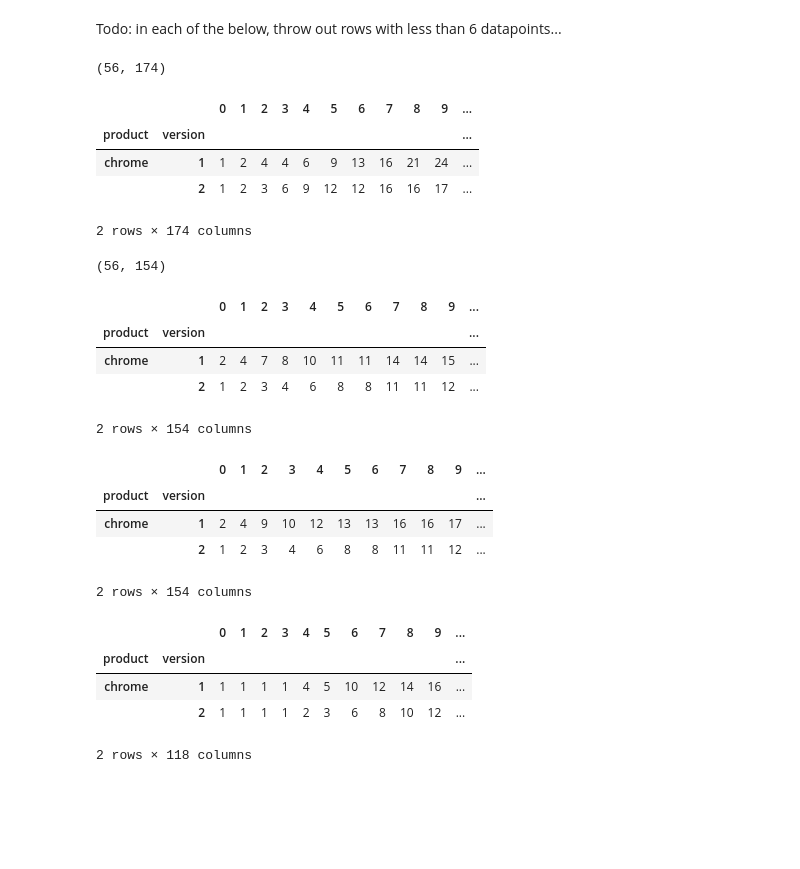
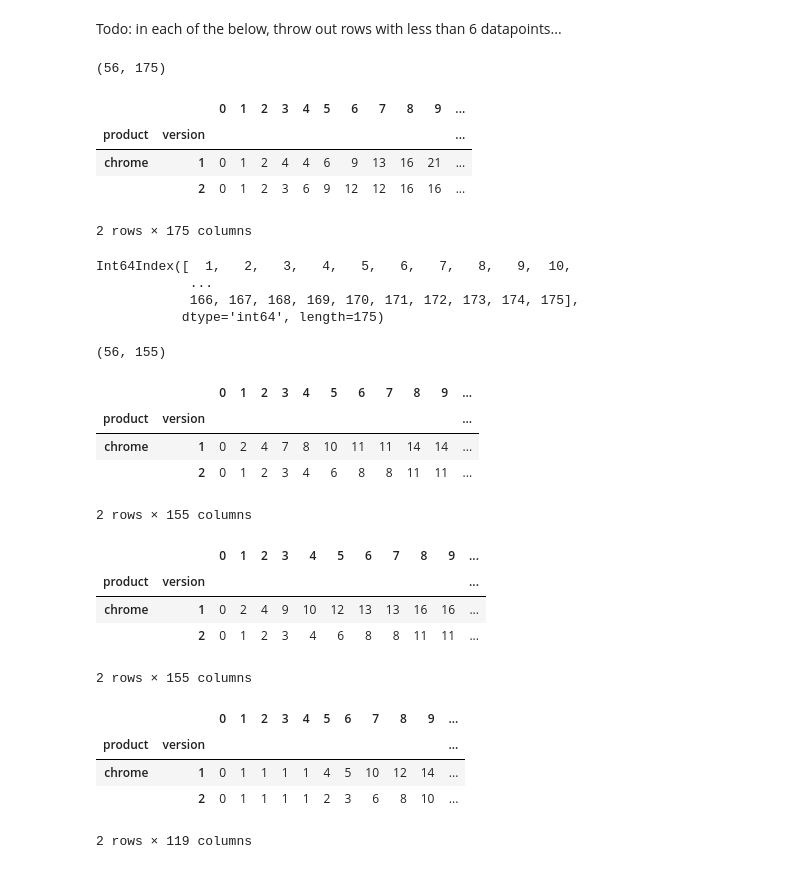
Before and after one commit to JamesPHoughton/circlesquare, a Jupyter notebook: Format Massacci Nguyen Data as Observed Samples.ipynb, the cells around one changed output. Saved outputs shown, nothing was run; the diff lists cells and outputs as text; code cells hidden in the pictures; blank space fills up the shorter version.

```diff
--- a/Format Massacci Nguyen Data as Observed Samples.ipynb
+++ b/Format Massacci Nguyen Data as Observed Samples.ipynb
@@ -111,59 +112,74 @@ Todo: in each of the below, throw out rows with less than 6 datapoints...
 # %%
 # corresponds to the NVD data set (to the best of my understanding)
 NVD = vulns[['cveDate','cve','product','version']].drop_duplicates()
 NVD.set_index(['product', 'version'], inplace=True)
 NVD_counts = NVD.groupby(level=[0,1]).apply(lambda x: x.set_index('cveDate').resample('M', how='count').reset_index())
 NVD_cumulative = NVD_counts['cve'].unstack().T.cumsum().T
+NVD_cumulative.columns = NVD_cumulative.columns + 1
+NVD_cumulative.insert(0, 0, 0, allow_duplicates=False)
 print NVD_cumulative.shape
 NVD_cumulative.head(2)
 # %% [output]
-(56, 174)
+(56, 175)
 |  |  | 0 | 1 | 2 | 3 | 4 | 5 | 6 | 7 | 8 | 9 | ... |
 | product | version |  |  |  |  |  |  |  |  |  |  | ... |
-| chrome | 1 | 1 | 2 | 4 | 4 | 6 | 9 | 13 | 16 | 21 | 24 | ... |
-|  | 2 | 1 | 2 | 3 | 6 | 9 | 12 | 12 | 16 | 16 | 17 | ... |
+| chrome | 1 | 0 | 1 | 2 | 4 | 4 | 6 | 9 | 13 | 16 | 21 | ... |
+|  | 2 | 0 | 1 | 2 | 3 | 6 | 9 | 12 | 12 | 16 | 16 | ... |
-2 rows × 174 columns
+2 rows × 175 columns
+# %%
+NVD_cumulative.columns + 1
+# %% [output]
+Int64Index([  1,   2,   3,   4,   5,   6,   7,   8,   9,  10,
+            ...
+            166, 167, 168, 169, 170, 171, 172, 173, 174, 175],
+           dtype='int64', length=175)
 # %%
 # corresponds to the union of the NVD.bug and NVD.advice datasets
 NVD_Bug = vulns.dropna(subset=['bugname'])[['cveDate','cve','product','version']].drop_duplicates()
 NVD_Bug.set_index(['product', 'version'], inplace=True)
 NVD_Bug_counts = NVD_Bug.groupby(level=[0,1]).apply(lambda x: x.set_index('cveDate').resample('M', how='count').reset_index())
 NVD_Bug_cumulative = NVD_Bug_counts['cve'].unstack().T.cumsum().T
+NVD_Bug_cumulative.columns = NVD_Bug_cumulative.columns + 1
+NVD_Bug_cumulative.insert(0, 0, 0, allow_duplicates=False)
 print NVD_Bug_cumulative.shape
 NVD_Bug_cumulative.head(2)
 # %% [output]
-(56, 154)
+(56, 155)
 |  |  | 0 | 1 | 2 | 3 | 4 | 5 | 6 | 7 | 8 | 9 | ... |
 | product | version |  |  |  |  |  |  |  |  |  |  | ... |
-| chrome | 1 | 2 | 4 | 7 | 8 | 10 | 11 | 11 | 14 | 14 | 15 | ... |
-|  | 2 | 1 | 2 | 3 | 4 | 6 | 8 | 8 | 11 | 11 | 12 | ... |
+| chrome | 1 | 0 | 2 | 4 | 7 | 8 | 10 | 11 | 11 | 14 | 14 | ... |
+|  | 2 | 0 | 1 | 2 | 3 | 4 | 6 | 8 | 8 | 11 | 11 | ... |
-2 rows × 154 columns
+2 rows × 155 columns
 # %%
 # Corresponds to the NVD.Nbug dataset (to the best of my understanding)
 Bug = vulns.dropna(subset=['bugname'])[['cveDate','cve','product','version']]
 Bug.set_index(['product', 'version'], inplace=True)
 Bug_counts = Bug.groupby(level=[0,1]).apply(lambda x: x.set_index('cveDate').resample('M', how='count').reset_index())
 Bug_cumulative = Bug_counts['cve'].unstack().T.cumsum().T
+Bug_cumulative.columns = Bug_cumulative.columns + 1
+Bug_cumulative.insert(0, 0, 0, allow_duplicates=False)
 Bug_cumulative.head(2)
 # %% [output]
 |  |  | 0 | 1 | 2 | 3 | 4 | 5 | 6 | 7 | 8 | 9 | ... |
 | product | version |  |  |  |  |  |  |  |  |  |  | ... |
-| chrome | 1 | 2 | 4 | 9 | 10 | 12 | 13 | 13 | 16 | 16 | 17 | ... |
-|  | 2 | 1 | 2 | 3 | 4 | 6 | 8 | 8 | 11 | 11 | 12 | ... |
+| chrome | 1 | 0 | 2 | 4 | 9 | 10 | 12 | 13 | 13 | 16 | 16 | ... |
+|  | 2 | 0 | 1 | 2 | 3 | 4 | 6 | 8 | 8 | 11 | 11 | ... |
-2 rows × 154 columns
+2 rows × 155 columns
 # %%
 # Corresponds to the Advice.Nbug dataset (to the best of my understanding)
 Bug_date = vulns[['bugDate','cve','product','version']].dropna(subset=['bugDate'])
 Bug_date.set_index(['product', 'version'], inplace=True)
 Bug_date_counts = Bug_date.groupby(level=[0,1]).apply(lambda x: x.set_index('bugDate').resample('M', how='count').reset_index())
 Bug_date_cumulative = Bug_date_counts['cve'].unstack().T.cumsum().T
+Bug_date_cumulative.columns = Bug_date_cumulative.columns + 1
+Bug_date_cumulative.insert(0, 0, 0, allow_duplicates=False)
 Bug_date_cumulative.head(2)
 # %% [output]
 |  |  | 0 | 1 | 2 | 3 | 4 | 5 | 6 | 7 | 8 | 9 | ... |
 | product | version |  |  |  |  |  |  |  |  |  |  | ... |
-| chrome | 1 | 1 | 1 | 1 | 1 | 4 | 5 | 10 | 12 | 14 | 16 | ... |
-|  | 2 | 1 | 1 | 1 | 1 | 2 | 3 | 6 | 8 | 10 | 12 | ... |
+| chrome | 1 | 0 | 1 | 1 | 1 | 1 | 4 | 5 | 10 | 12 | 14 | ... |
+|  | 2 | 0 | 1 | 1 | 1 | 1 | 2 | 3 | 6 | 8 | 10 | ... |
-2 rows × 118 columns
+2 rows × 119 columns
 # %%
 datasets = pd.concat([NVD_cumulative,
                      NVD_Bug_cumulative,
```
Also changed, not shown: parts of 3 cells of this notebook, 4 other files.
